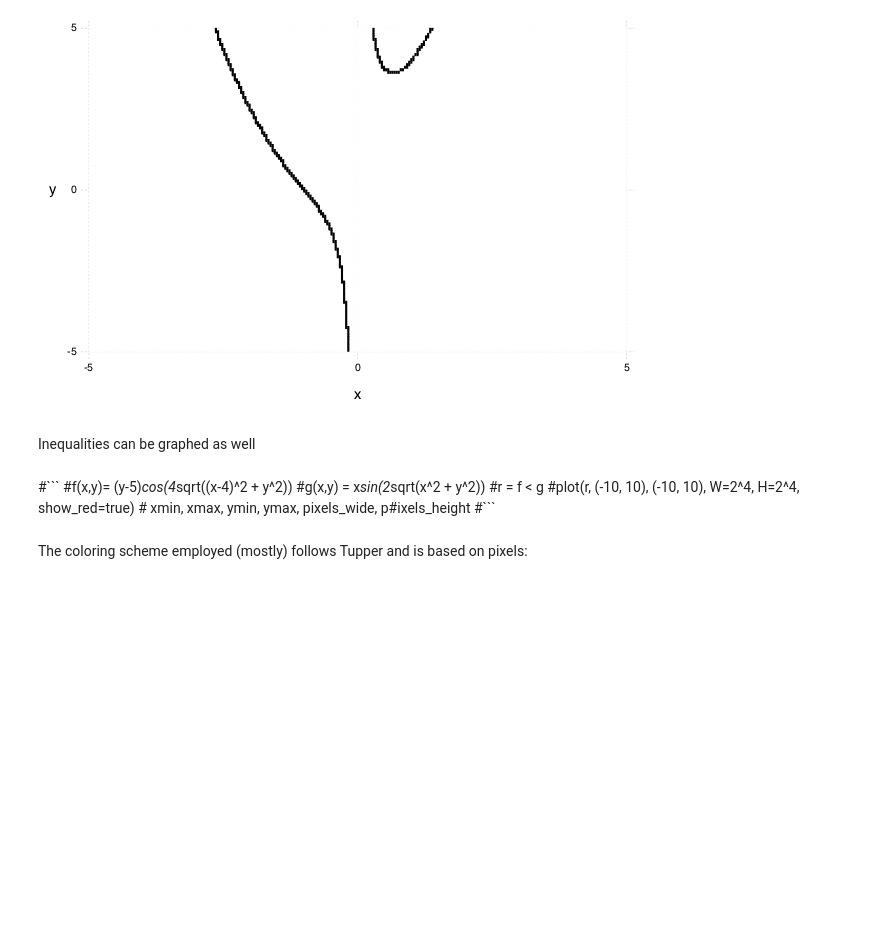
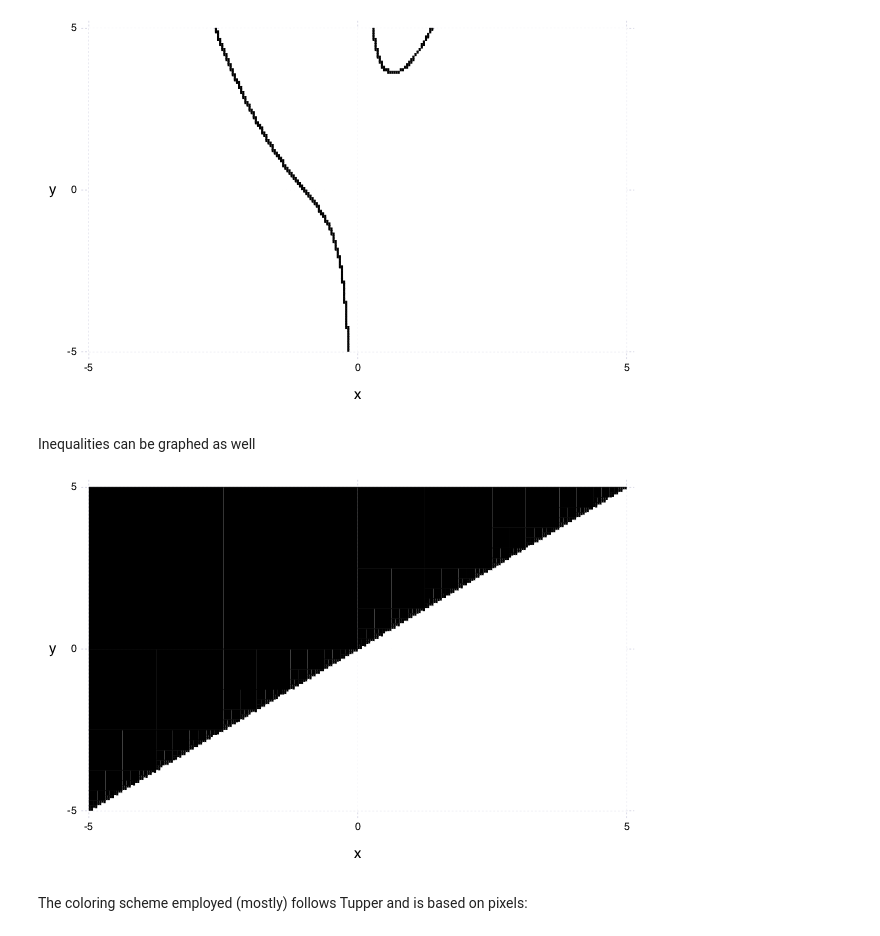
Before and after one commit to jverzani/ImplicitEquations.jl, a Jupyter notebook: docs/examples.ipynb, the cells around one changed output. Saved outputs shown, nothing was run; the diff lists cells and outputs as text; code cells hidden in the pictures; blank space fills up the shorter version.

````diff
--- a/docs/examples.ipynb
+++ b/docs/examples.ipynb
@@ -28,8 +28,11 @@ plot(eq(f,g)) ## aka f ⩵ g (using Unicode\Equal<tab>)
 [figure]
 # %% [markdown]
 <p>Inequalities can be graphed as well</p>
-# %% [markdown]
-<p>#``` #f(x,y)= (y-5)<em>cos(4</em>sqrt((x-4)^2 + y^2)) #g(x,y) = x<em>sin(2</em>sqrt(x^2 + y^2)) #r = f < g #plot(r, (-10, 10), (-10, 10), W=2^4, H=2^4, show_red=true)  # xmin, xmax, ymin, ymax, pixels_wide, p#ixels_height #```</p>
+# %%
+f(x,y) = x -y
+plot(f < 0)
+# %% [output]
+[figure, added]
 # %% [markdown]
 <p>The coloring scheme employed (mostly) follows Tupper and is based on pixels:</p>
 # %% [markdown]
````
Also changed, not shown: parts of 2 cells of this notebook, 1 other file.
